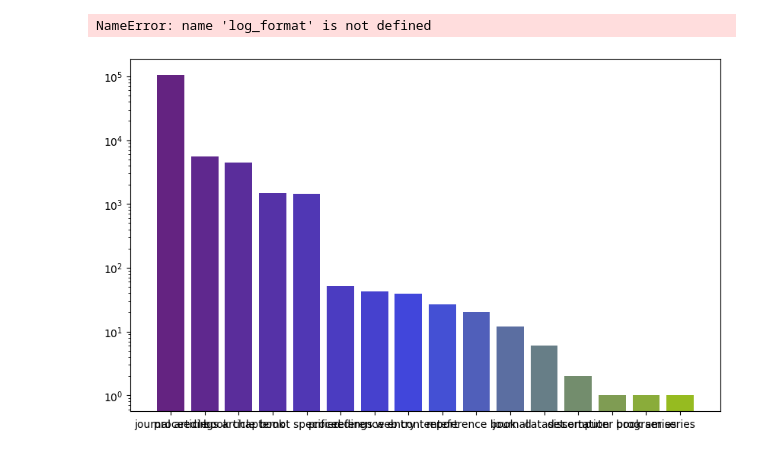
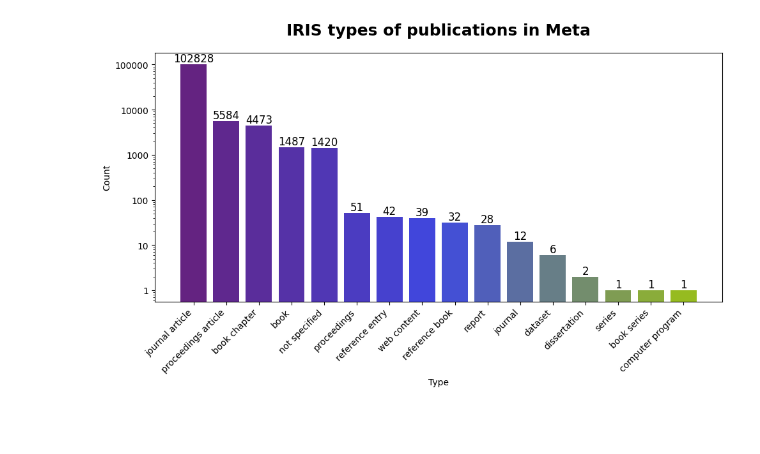
Before and after one commit to open-sci/2023-2024-atreides-code, a Jupyter notebook: data_visualization.ipynb, the cells around one changed output. Saved outputs shown, nothing was run; the diff lists cells and outputs as text; code cells hidden in the pictures; blank space fills up the shorter version.

```diff
--- a/data_visualization.ipynb
+++ b/data_visualization.ipynb
@@ -216,59 +174,54 @@ plt.show()
 # %%
 from matplotlib.colors import LinearSegmentedColormap
 import matplotlib.pyplot as plt
+import numpy as np
 from matplotlib.ticker import FuncFormatter
-import numpy as np
 
 from answer_research_questions import answer_question_2
 
-
 result_df = answer_question_2()
 
+# Transform dataframe to dict
 result = result_df.to_dict()
 
-#  Estrai i dati dal dizionario
 types = result['type']
 counts = result['len']
 
-# Sostituisci i valori vuoti nella colonna 'type' con 'not specified'
 types = ['not specified' if t == 'no type' else t for t in types]
 
-
-# Definisci i colori di inizio e fine della sfumatura
 color_start = '#642381'
 color_middle = '#3E48E1'
 color_end = '#96BB20'
 
-# Crea una mappa di colori lineare tra i colori di inizio e fine
 cmap = LinearSegmentedColormap.from_list('custom_gradient', [color_start, color_middle, color_end])
 
-# Crea il grafico a barre con scala logaritmica sull'asse y
+# logaritmic scale
 plt.figure(figsize=(10, 6))
 bars = plt.bar(types, counts, color=cmap(np.linspace(0, 1, len(types))))
 
-# Imposta l'asse y su scala logaritmica
 plt.yscale('log')
 
-# Applica il formattatore all'asse y
+def log_format(y, pos):
+    return '{:.0f}'.format(y)
+
 plt.gca().yaxis.set_major_formatter(FuncFormatter(log_format))
 
-# Imposta il titolo e le etichette degli assi
-plt.title('Types of publications in IRIS')
+title_font_properties = {'weight': 'bold', 'size': 18}
+
+plt.title('IRIS types of publications in Meta', fontdict=title_font_properties, pad=20)
 plt.xlabel('Type')
 plt.ylabel('Count')
 
-# Ruota le etichette sull'asse x per una migliore leggibilità
-plt.xticks(rotation=45)
+plt.xticks(rotation=45, ha='right')
 
-# Aggiungi i valori all'interno delle barre
+# add values
 for bar, count in zip(bars, counts):
-    plt.text(bar.get_x() + bar.get_width() / 2, count, f'{count}', ha='center', va='bottom', fontsize=12, color='black')
+    plt.text(bar.get_x() + bar.get_width() / 2, bar.get_height(), f'{count}', ha='center', va='bottom', fontsize=12, color='black')
 
-# Imposta il layout in modo che le etichette non si sovrappongano
 plt.tight_layout()
 
-# Mostra il grafico
+plt.savefig('Types_in_Meta.png', dpi=600)
+
 plt.show()
 # %% [output]
-NameError: name 'log_format' is not defined
-[figure, old version]
+[figure, new version]
```
Also changed, not shown: parts of 17 cells of this notebook.
